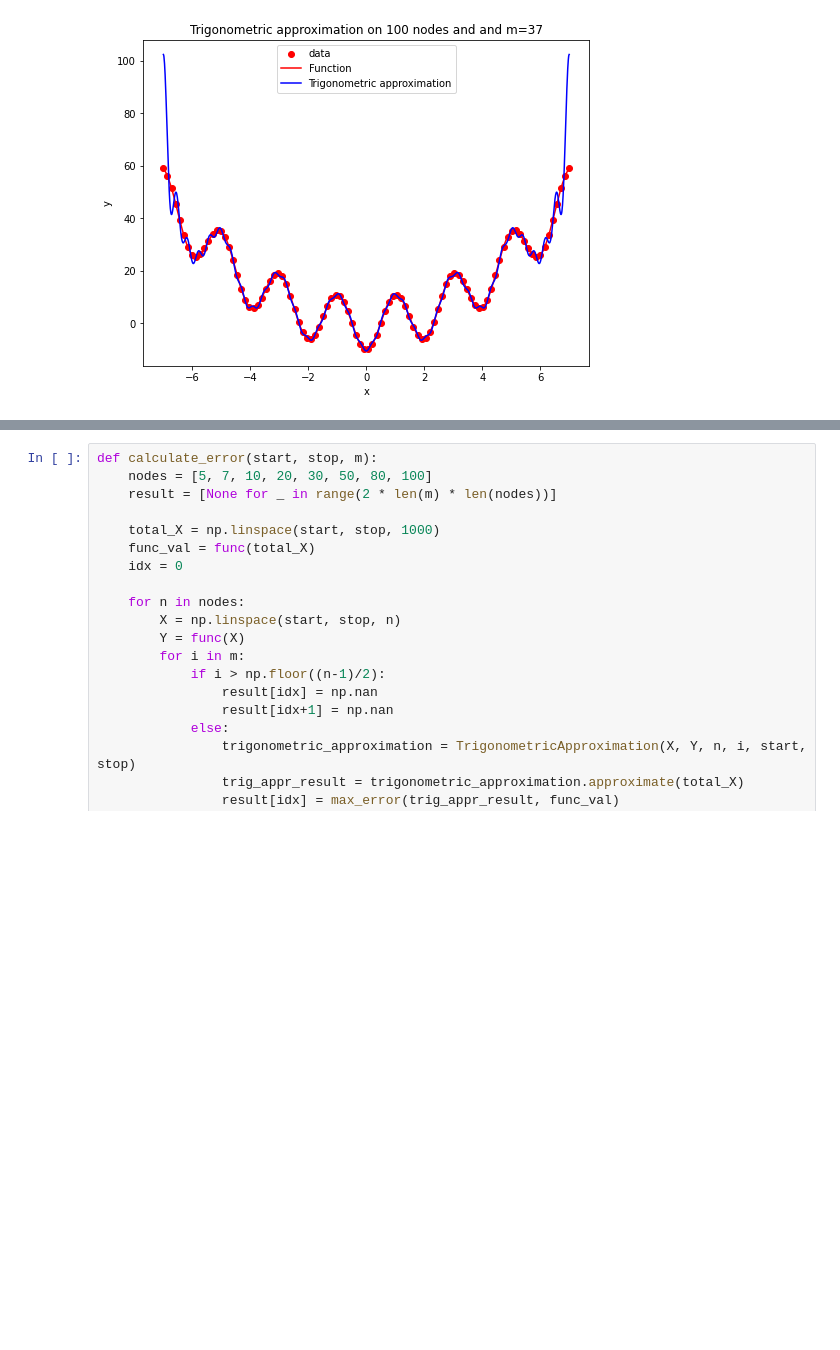
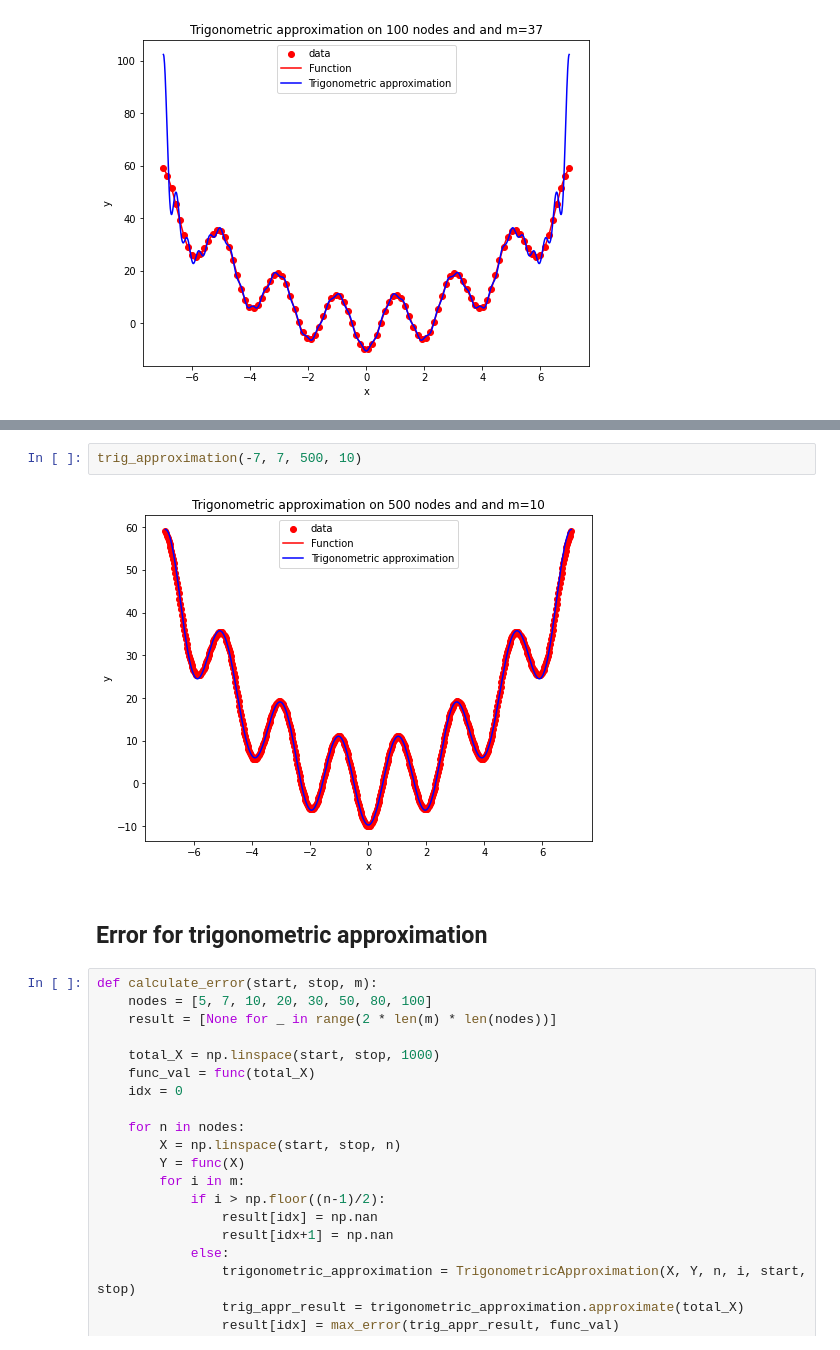
Before and after one commit to Szymon-Budziak/MOwNiT_course_AGH, a Jupyter notebook: Lab_6/Lab_6_code.ipynb, the cells around one changed output, grey strips where cells are left out. Drawn from its saved outputs; the diff is of its cells as text; blank space fills up the shorter version.

```diff
--- a/Lab_6/Lab_6_code.ipynb
+++ b/Lab_6/Lab_6_code.ipynb
@@ -192,3 +317,9 @@ trig_approximation(-7, 7, 100, 37)
+# %%
+trig_approximation(-7, 7, 500, 10)
+# %% [output]
+[figure, added]
+# %% [markdown]
+## Error for trigonometric approximation
 # %%
 def calculate_error(start, stop, m):
     nodes = [5, 7, 10, 20, 30, 50, 80, 100]
```
Also changed, not shown: parts of 22 cells of this notebook, 1 other file.
